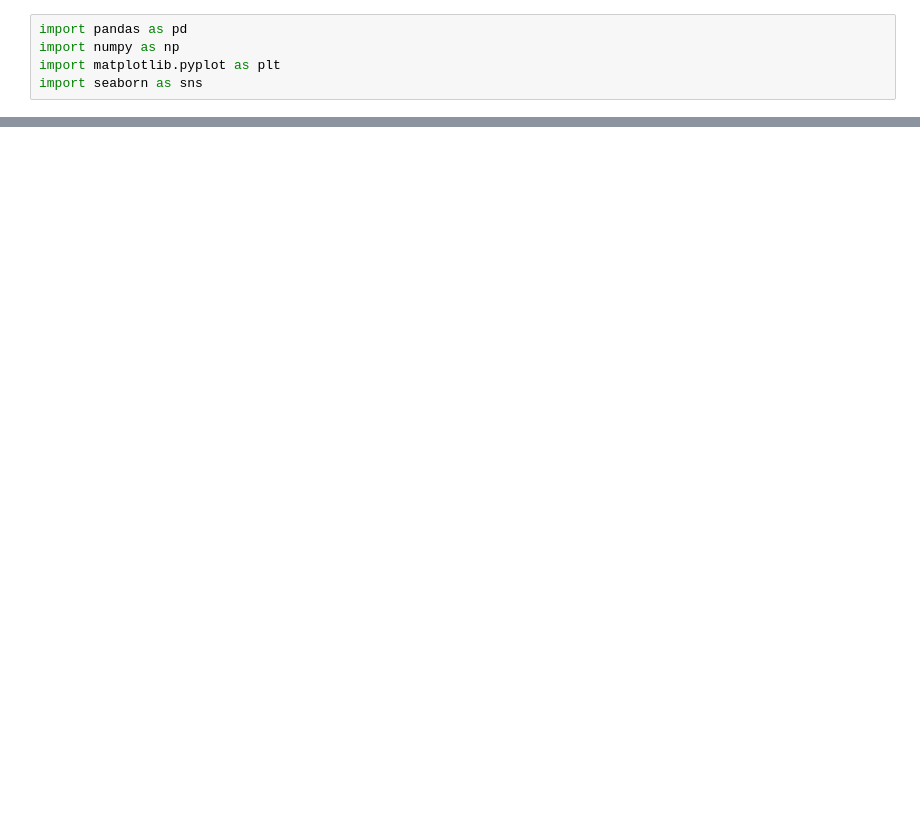
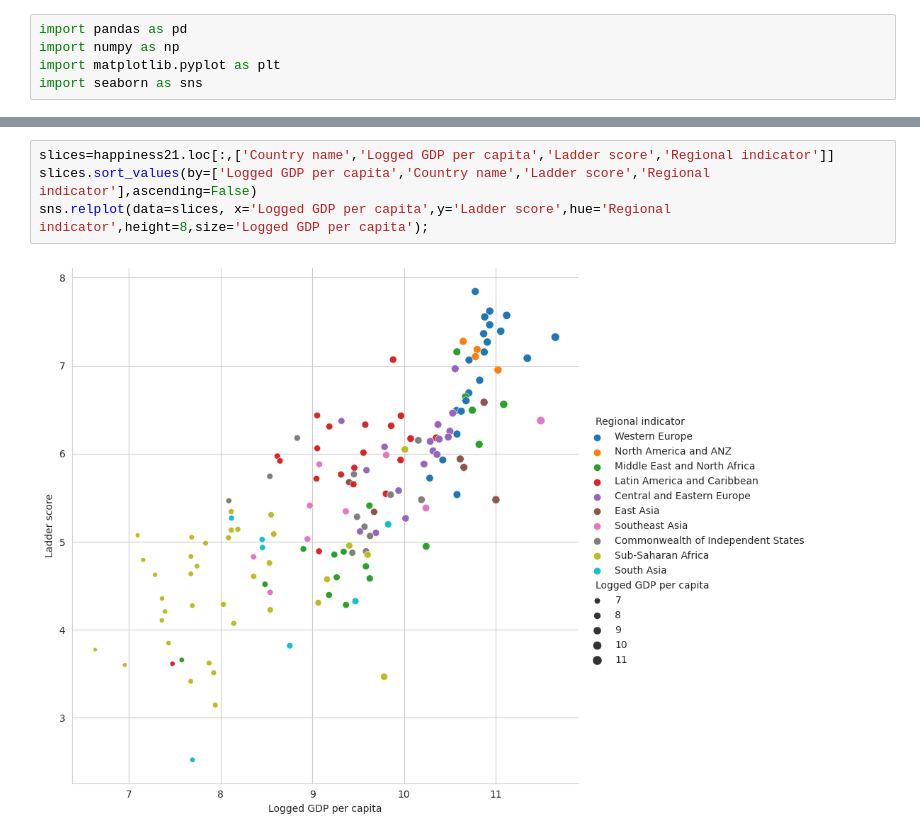
Before and after one commit to AstinSeverino/happinessByCountry, a Jupyter notebook: happiness.ipynb, the cells around one changed output, grey strips where cells are left out. Cells and saved outputs as stored; diff of their text form; blank space fills up the shorter version.

```diff
--- a/happiness.ipynb
+++ b/happiness.ipynb
@@ -102,0 +63,6 @@ sns.catplot(data=happiness22[:20],x='Happiness score',y='Explained by: Freedom t
+# %%
+slices=happiness21.loc[:,['Country name','Logged GDP per capita','Ladder score','Regional indicator']]
+slices.sort_values(by=['Logged GDP per capita','Country name','Ladder score','Regional indicator'],ascending=False)
+sns.relplot(data=slices, x='Logged GDP per capita',y='Ladder score',hue='Regional indicator',height=8,size='Logged GDP per capita');
+# %% [output]
+[figure, added]
```
Also changed, not shown: parts of 42 cells of this notebook.
